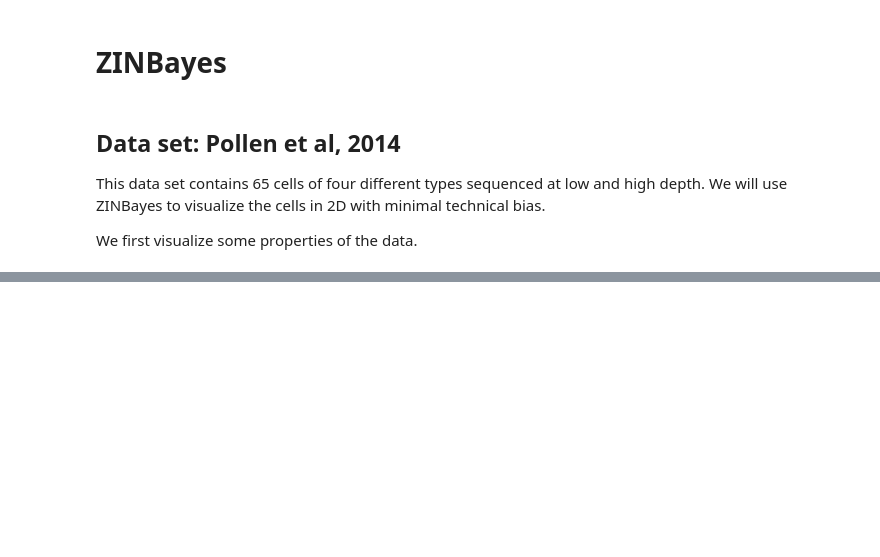
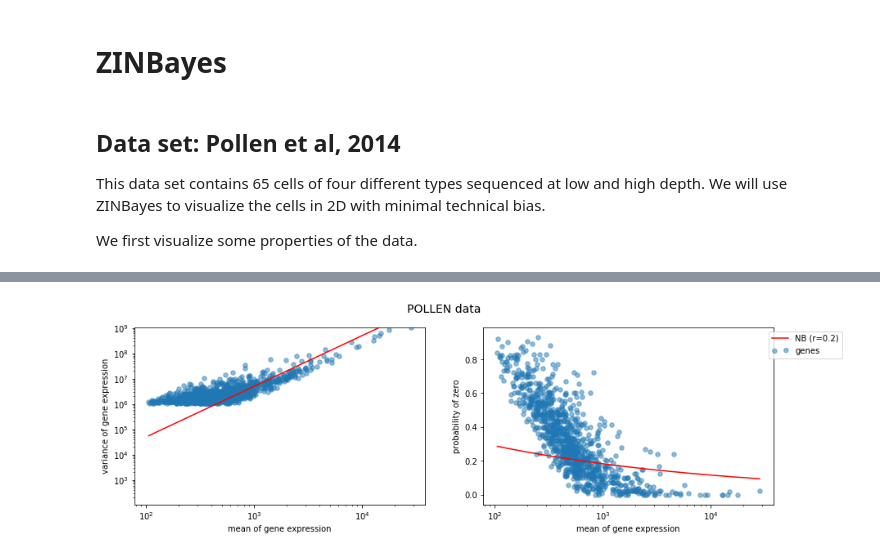
Before and after one commit to pedrofale/zinbayes, a Jupyter notebook: notebooks/tutorial.ipynb, the cells around one changed output, grey strips where cells are left out. Drawn from its saved outputs; the diff is of its cells as text; code cells hidden in the pictures; blank space fills up the shorter version.

```diff
--- a/notebooks/tutorial.ipynb
+++ b/notebooks/tutorial.ipynb
@@ -11,0 +69,45 @@ We first visualize some properties of the data.
+# %%
+n_cells = X.shape[0]
+n_genes = X.shape[1]
+
+genecounts_mean = np.mean(X, axis=0)
+genecounts_var = np.var(X, axis=0)
+
+x = np.linspace(genecounts_mean.min(), genecounts_mean.max(), num=100000)
+r_ = .2
+
+s = 30
+alpha = 0.5
+
+fig = plt.figure(figsize=(14, 4))
+ax = plt.subplot(1, 2, 1)
+plt.xscale('log')
+plt.yscale('log')
+plt.scatter(genecounts_mean, genecounts_var, s=s, alpha=alpha)
+# plt.plot(x, x, color='red')
+plt.plot(x, x + 1/r_ * x**2, color='red')
+plt.xlabel('mean of gene expression')
+plt.ylabel('variance of gene expression')
+plt.ylim(min(genecounts_mean.min(), genecounts_var.min()), max(genecounts_mean.max(), genecounts_var.max()))
+
+# Dropout probability of each gene: number of cells with zero count of that gene / total number of cells
+dropout_prob = np.sum(X==0, axis=0) / n_cells
+
+x = np.linspace(genecounts_mean.min(), genecounts_mean.max(), num=100000)
+poi_zeros = np.exp(-x)
+nb_zeros = (r_/(x + r_))**r_
+
+ax = plt.subplot(1, 2, 2)
+plt.xscale('log')
+plt.scatter(genecounts_mean, dropout_prob, label='genes', s=s, alpha=alpha)
+# plt.plot(x, poi_zeros, color='red', label='Poisson')
+plt.plot(x, nb_zeros, color='red', label='NB (r={})'.format(r_))
+plt.xlabel('mean of gene expression')
+plt.ylabel('probability of zero')
+plt.legend(scatterpoints=2, frameon=True, bbox_to_anchor=[1.25, 1.0])
+
+plt.suptitle('POLLEN data', fontsize=14)
+# plt.savefig('PBMC_Poisson.pdf', dpi=300, bbox_inches='tight')
+plt.show()
+# %% [output]
+[figure, added]
```
Also changed, not shown: parts of 44 cells of this notebook, 3 other files.
